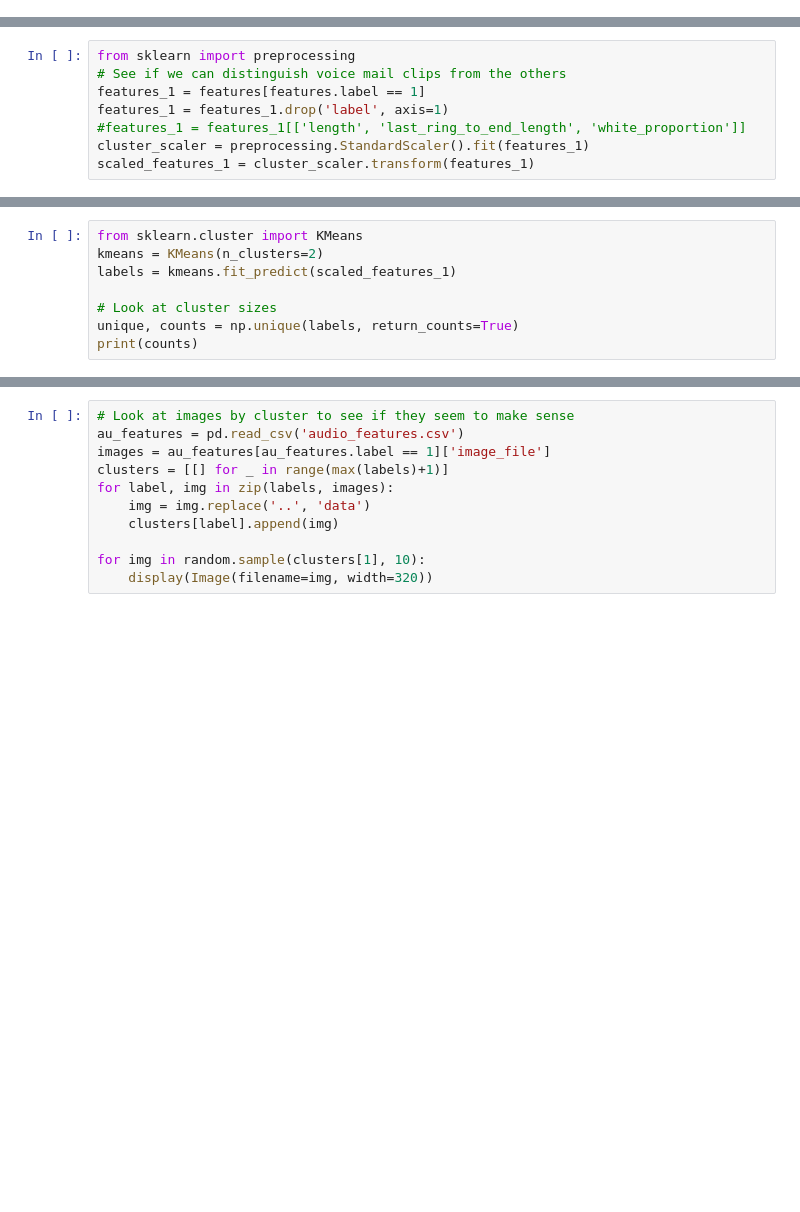
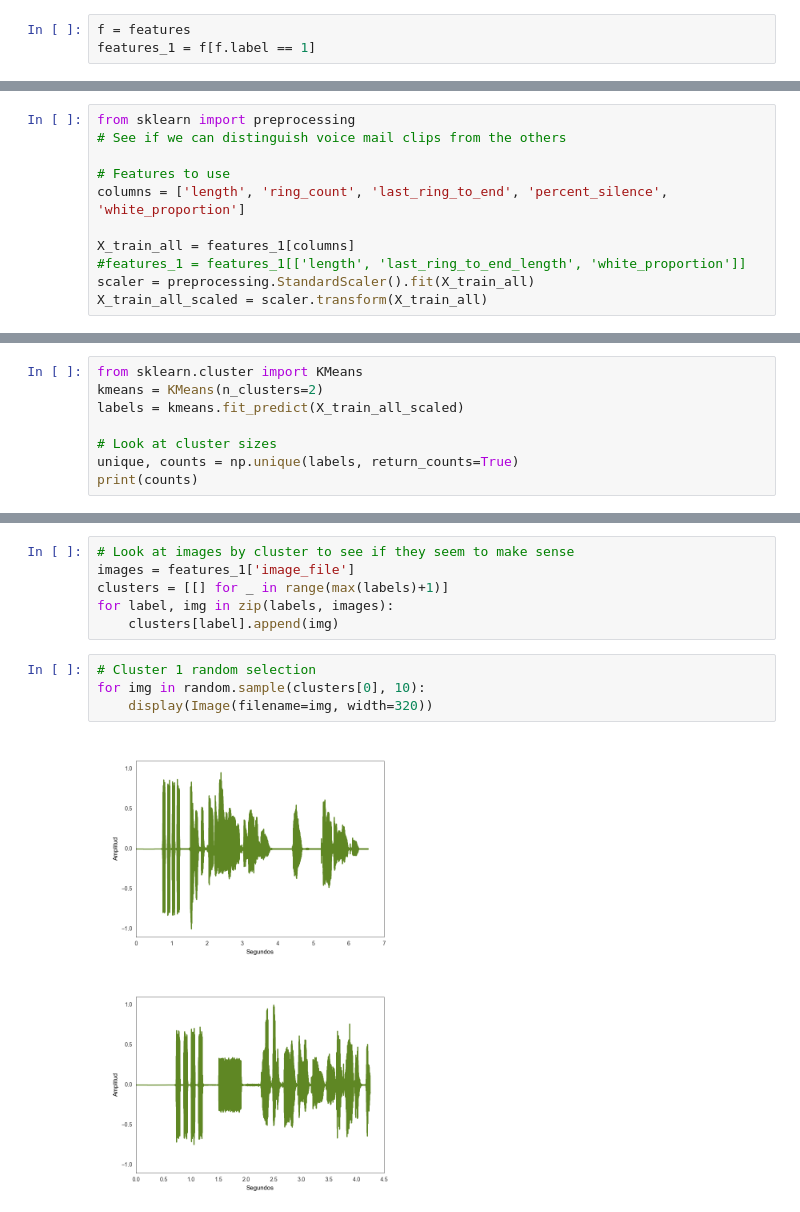
Before and after one commit to jjelosua/ML_audio_classification, a Jupyter notebook: analysis/clustering.ipynb, the cells around one changed output, grey strips where cells are left out. Cells and saved outputs as stored; diff of their text form; blank space fills up the shorter version.

```diff
--- a/analysis/clustering.ipynb
+++ b/analysis/clustering.ipynb
@@ -18,0 +40,3 @@ features = features.dropna()
+# %%
+f = features
+features_1 = f[f.label == 1]
@@ -19,8 +45,11 @@ features = features.dropna()
 # %%
 from sklearn import preprocessing
 # See if we can distinguish voice mail clips from the others
-features_1 = features[features.label == 1]
-features_1 = features_1.drop('label', axis=1)
+
+# Features to use
+columns = ['length', 'ring_count', 'last_ring_to_end', 'percent_silence', 'white_proportion']
+
+X_train_all = features_1[columns]
 #features_1 = features_1[['length', 'last_ring_to_end_length', 'white_proportion']]
-cluster_scaler = preprocessing.StandardScaler().fit(features_1)
-scaled_features_1 = cluster_scaler.transform(features_1)
+scaler = preprocessing.StandardScaler().fit(X_train_all)
+X_train_all_scaled = scaler.transform(X_train_all)
@@ -27,7 +58,7 @@ scaled_features_1 = cluster_scaler.transform(features_1)
 # %%
 from sklearn.cluster import KMeans
 kmeans = KMeans(n_clusters=2)
-labels = kmeans.fit_predict(scaled_features_1)
+labels = kmeans.fit_predict(X_train_all_scaled)
 
 # Look at cluster sizes
 unique, counts = np.unique(labels, return_counts=True)
@@ -37,11 +70,13 @@ print(counts)
 # %%
 # Look at images by cluster to see if they seem to make sense
-au_features = pd.read_csv('audio_features.csv')
-images = au_features[au_features.label == 1]['image_file']
+images = features_1['image_file']
 clusters = [[] for _ in range(max(labels)+1)]
 for label, img in zip(labels, images):
-    img = img.replace('..', 'data')
     clusters[label].append(img)
-
-for img in random.sample(clusters[1], 10):
-    display(Image(filename=img, width=320))
+# %%
+# Cluster 1 random selection
+for img in random.sample(clusters[0], 10):
+    display(Image(filename=img, width=320))
+# %% [output]
+[figure, added]
+[figure, added]
```
Also changed, not shown: parts of 21 cells of this notebook, 4 other files.
